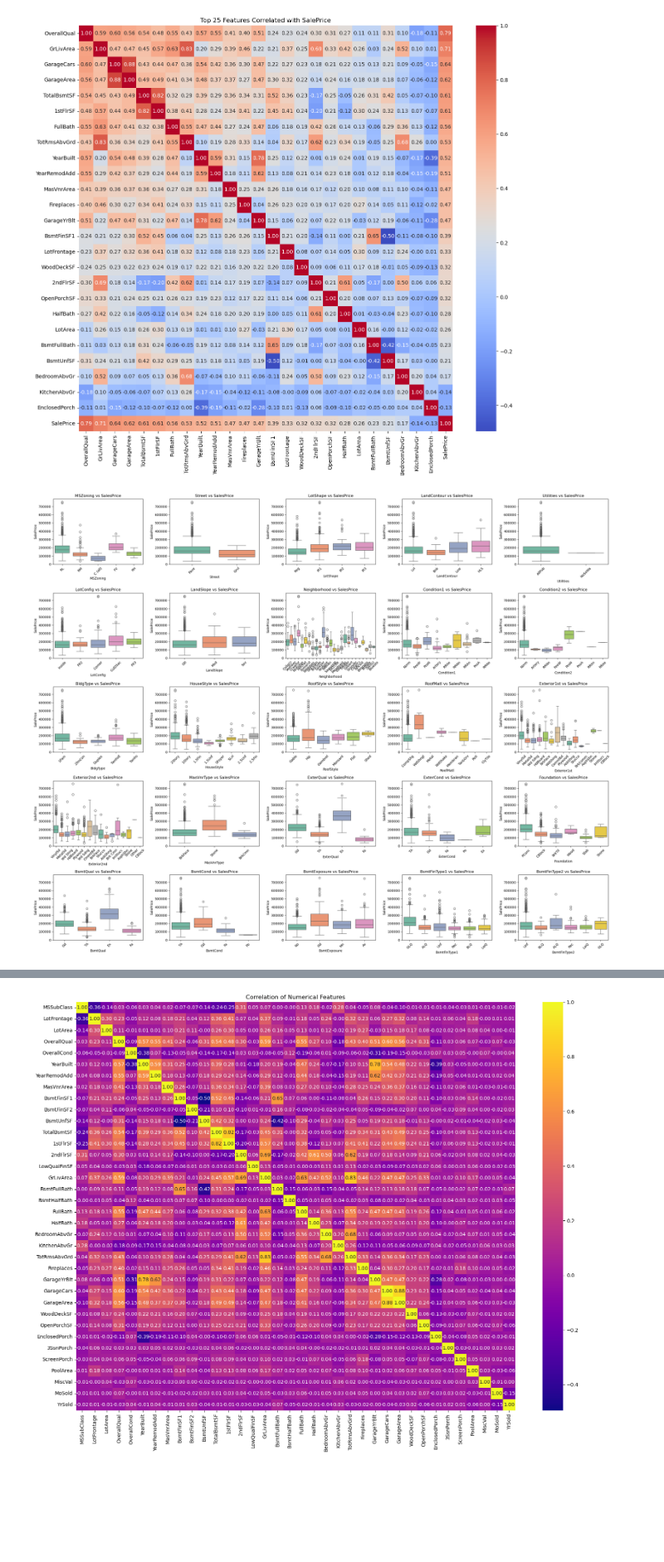
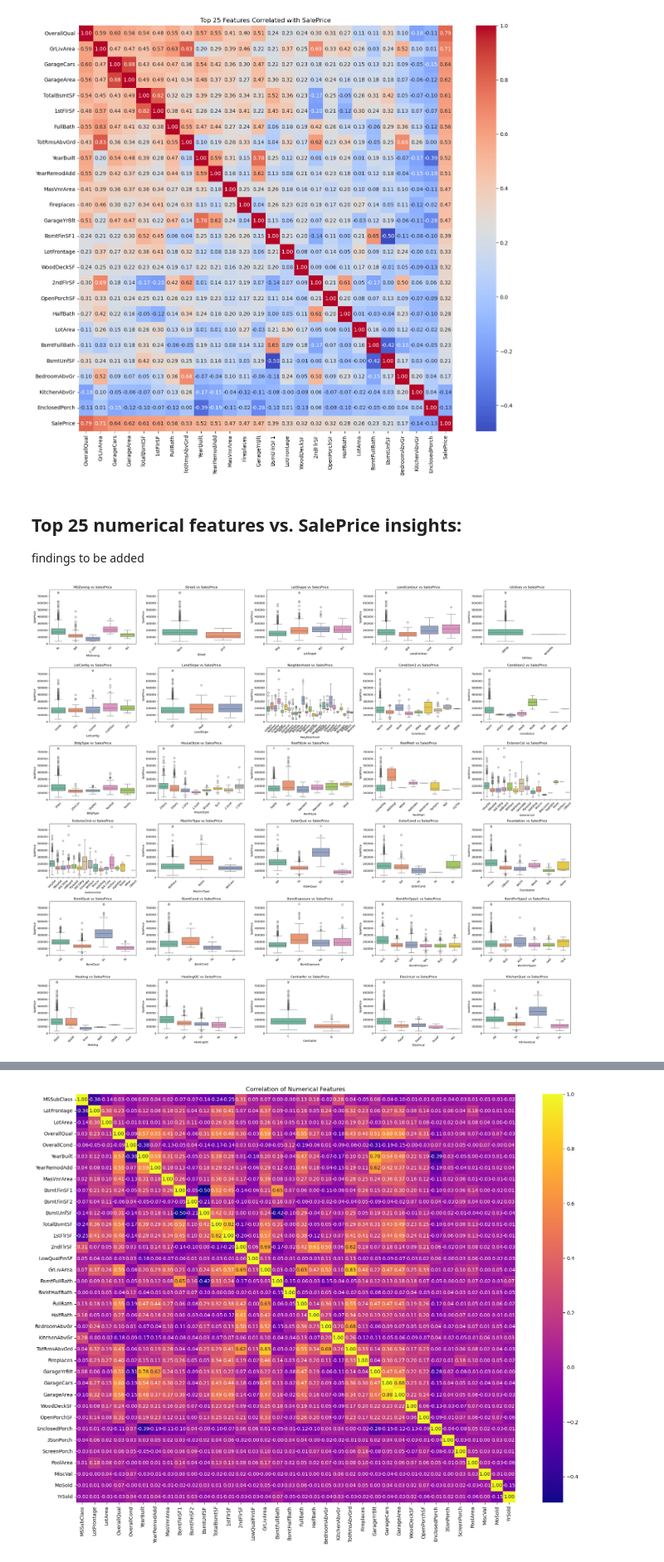
Before and after one commit to ohTMI/Housing-Prices, a Jupyter notebook: Code/EDA.ipynb, the cells around one changed output, grey strips where cells are left out. Shown at 83% size. Cells and saved outputs as stored; diff of their text form; code cells hidden in the pictures; blank space fills up the shorter version.

```diff
--- a/Code/EDA.ipynb
+++ b/Code/EDA.ipynb
@@ -6,7 +6,7 @@ import matplotlib.pyplot as plt
 import seaborn as sns
 # %%
 # Load your Dataset
-data = pd.read_csv ("/Users/sa20/Desktop/Housing-Prices/Data/train.csv")
+data = pd.read_csv ("/Users/sa20/Desktop/Housing-Prices/Data/raw/train.csv")
 
 data.info()
 # %% [output]
@@ -331,17 +329,24 @@ top_cat_feats = cat_feats[:25]
+# %% [markdown]
+## Top 25 numerical features vs. SalePrice insights:
+
+findings to be added
 # %%
+# Top 30 Categorical Features
+top_cat_feats = cat_feats[:30]
+
 # Ignore warnings
 import warnings
 warnings.filterwarnings('ignore')
 
-plt.figure(figsize=(25, 20))
+plt.figure(figsize=(28, 24))
 
 for i, col in enumerate(top_cat_feats):
-    plt.subplot(5, 5, i + 1)
+    plt.subplot(6, 5, i + 1)
     sns.boxplot(data=data, x=col, y='SalePrice', palette='Set2')
     plt.title(f'{col} vs SalesPrice')
     plt.xticks(rotation=45)
 
 plt.tight_layout()
 plt.show()
 # %% [output]
-[figure, old version]
+[figure, new version]
```
Also changed, not shown: parts of 6 cells of this notebook, 3 other files.
